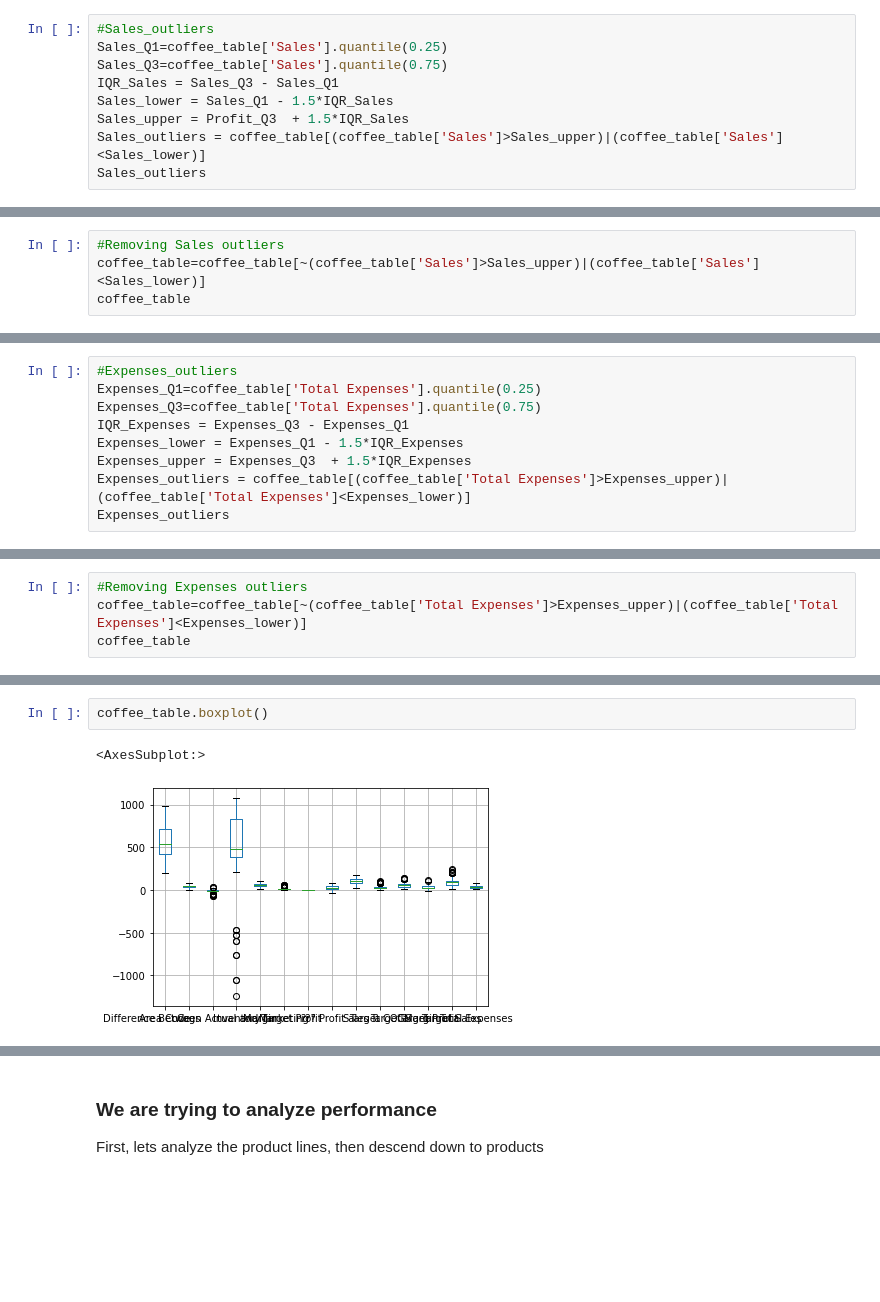
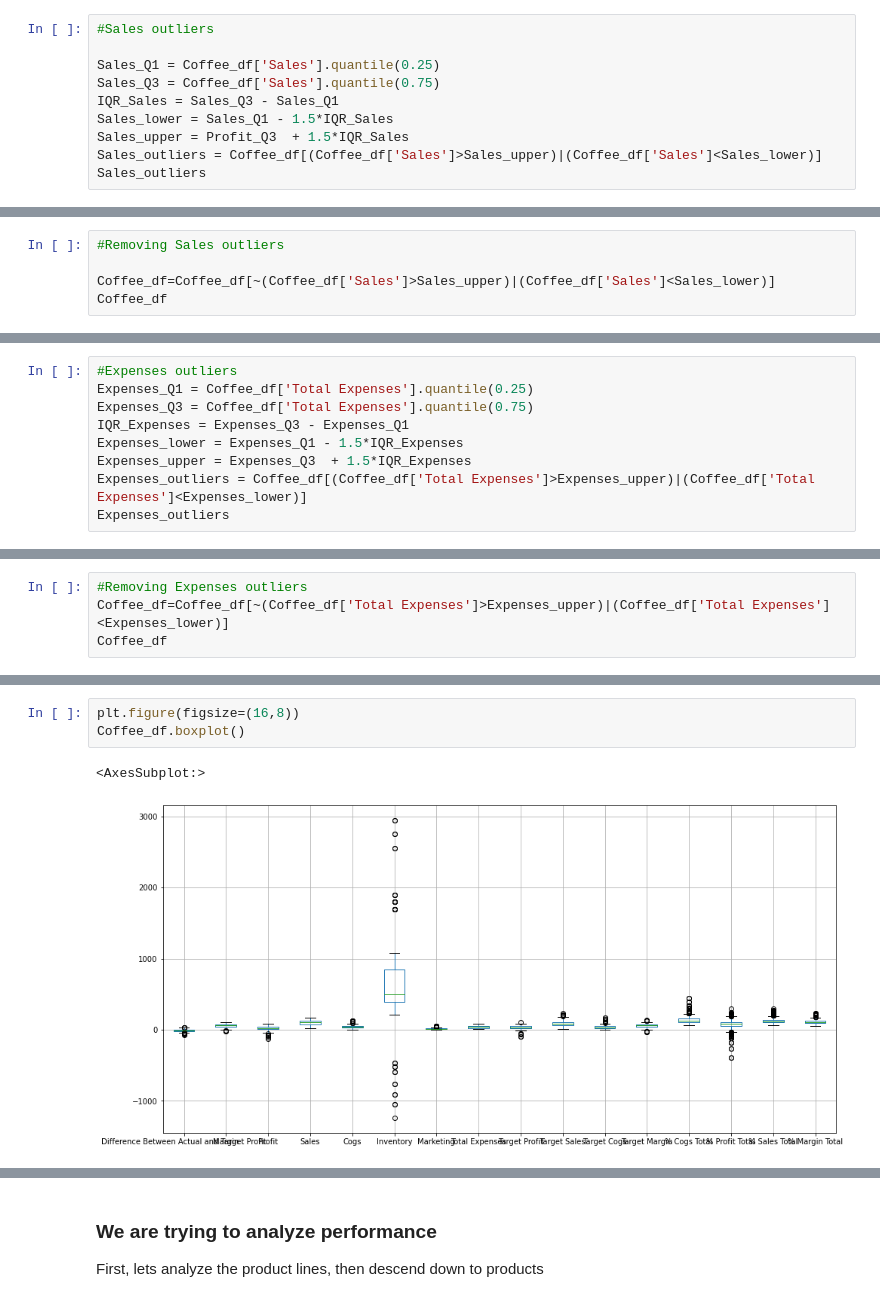
Before and after one commit to KhadijahMohamedAbd/Coffee_Chain_Project, a Jupyter notebook: Coffee_chain_Project.ipynb, the cells around one changed output, grey strips where cells are left out. Saved outputs shown, nothing was run; the diff lists cells and outputs as text; blank space fills up the shorter version.

```diff
--- a/Coffee_chain_Project.ipynb
+++ b/Coffee_chain_Project.ipynb
@@ -299,10 +454,11 @@ coffee_table
 # %%
-#Sales_outliers
-Sales_Q1=coffee_table['Sales'].quantile(0.25)
-Sales_Q3=coffee_table['Sales'].quantile(0.75)
+#Sales outliers
+
+Sales_Q1 = Coffee_df['Sales'].quantile(0.25)
+Sales_Q3 = Coffee_df['Sales'].quantile(0.75)
 IQR_Sales = Sales_Q3 - Sales_Q1
 Sales_lower = Sales_Q1 - 1.5*IQR_Sales
 Sales_upper = Profit_Q3  + 1.5*IQR_Sales
-Sales_outliers = coffee_table[(coffee_table['Sales']>Sales_upper)|(coffee_table['Sales']<Sales_lower)]
+Sales_outliers = Coffee_df[(Coffee_df['Sales']>Sales_upper)|(Coffee_df['Sales']<Sales_lower)]
 Sales_outliers
 # %% [output]
@@ -322,5 +478,6 @@ Sales_outliers
 # %%
 #Removing Sales outliers
-coffee_table=coffee_table[~(coffee_table['Sales']>Sales_upper)|(coffee_table['Sales']<Sales_lower)]
-coffee_table
+
+Coffee_df=Coffee_df[~(Coffee_df['Sales']>Sales_upper)|(Coffee_df['Sales']<Sales_lower)]
+Coffee_df
 # %% [output]
@@ -340,10 +497,10 @@ coffee_table
 # %%
-#Expenses_outliers
-Expenses_Q1=coffee_table['Total Expenses'].quantile(0.25)
-Expenses_Q3=coffee_table['Total Expenses'].quantile(0.75)
+#Expenses outliers
+Expenses_Q1 = Coffee_df['Total Expenses'].quantile(0.25)
+Expenses_Q3 = Coffee_df['Total Expenses'].quantile(0.75)
 IQR_Expenses = Expenses_Q3 - Expenses_Q1
 Expenses_lower = Expenses_Q1 - 1.5*IQR_Expenses
 Expenses_upper = Expenses_Q3  + 1.5*IQR_Expenses
-Expenses_outliers = coffee_table[(coffee_table['Total Expenses']>Expenses_upper)|(coffee_table['Total Expenses']<Expenses_lower)]
+Expenses_outliers = Coffee_df[(Coffee_df['Total Expenses']>Expenses_upper)|(Coffee_df['Total Expenses']<Expenses_lower)]
 Expenses_outliers
 # %% [output]
@@ -364,5 +519,5 @@ Expenses_outliers
 # %%
 #Removing Expenses outliers
-coffee_table=coffee_table[~(coffee_table['Total Expenses']>Expenses_upper)|(coffee_table['Total Expenses']<Expenses_lower)]
-coffee_table
+Coffee_df=Coffee_df[~(Coffee_df['Total Expenses']>Expenses_upper)|(Coffee_df['Total Expenses']<Expenses_lower)]
+Coffee_df
 # %% [output]
@@ -382,8 +537,9 @@ coffee_table
 # %%
-coffee_table.boxplot()
+plt.figure(figsize=(16,8))
+Coffee_df.boxplot()
 # %% [output]
 <AxesSubplot:>
-[figure, old version]
+[figure, new version]
 # %%
 coffee_table.describe()
 # %% [output]
```
Also changed, not shown: parts of 140 cells of this notebook, 1 other file.
